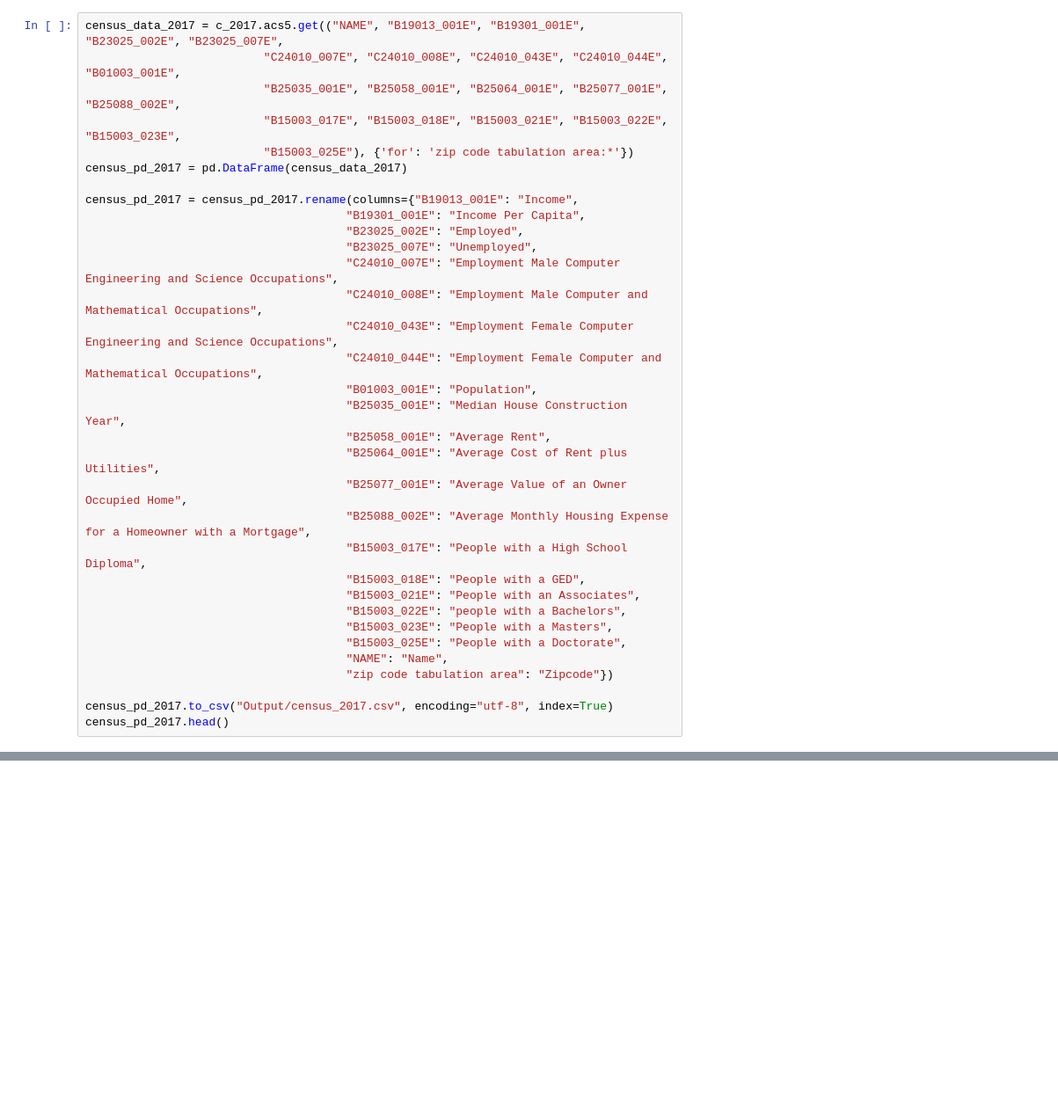
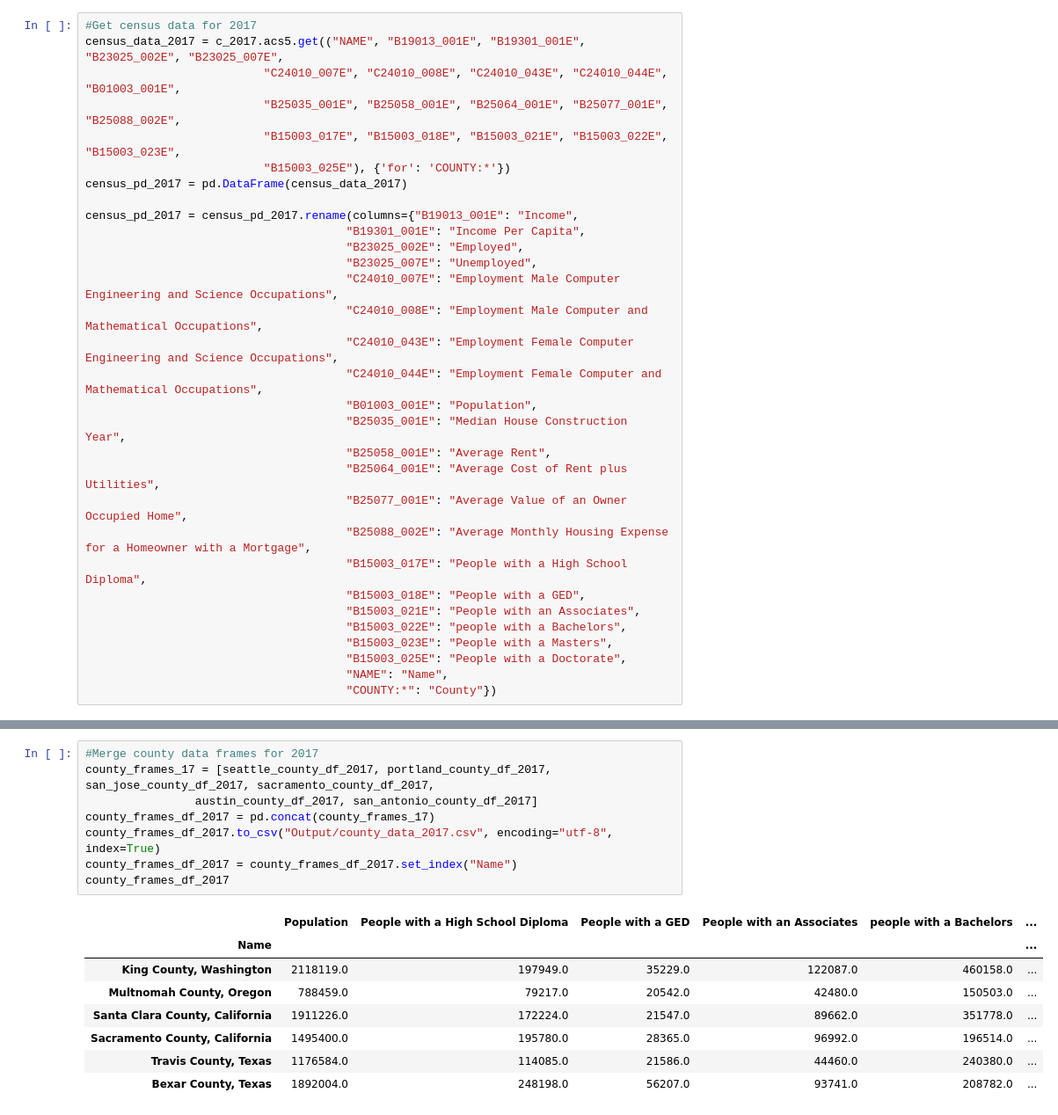
Before and after one commit to mrcjbf/project-one-repo, a Jupyter notebook: census_api.ipynb, the cells around one changed output, grey strips where cells are left out. Shown at 88% size. Saved outputs shown, nothing was run; the diff lists cells and outputs as text; blank space fills up the shorter version.

```diff
--- a/census_api.ipynb
+++ b/census_api.ipynb
@@ -54,9 +141,10 @@ census_pd_2013.head()
 # %%
+#Get census data for 2017
 census_data_2017 = c_2017.acs5.get(("NAME", "B19013_001E", "B19301_001E", "B23025_002E", "B23025_007E",
                           "C24010_007E", "C24010_008E", "C24010_043E", "C24010_044E", "B01003_001E",
                           "B25035_001E", "B25058_001E", "B25064_001E", "B25077_001E", "B25088_002E",
                           "B15003_017E", "B15003_018E", "B15003_021E", "B15003_022E", "B15003_023E",
-                          "B15003_025E"), {'for': 'zip code tabulation area:*'})
+                          "B15003_025E"), {'for': 'COUNTY:*'})
 census_pd_2017 = pd.DataFrame(census_data_2017)
 
 census_pd_2017 = census_pd_2017.rename(columns={"B19013_001E": "Income",
@@ -80,7 +168,4 @@ census_pd_2017 = census_pd_2017.rename(columns={"B19013_001E": "Income",
                                       "B15003_023E": "People with a Masters",
                                       "B15003_025E": "People with a Doctorate",
                                       "NAME": "Name",
-                                      "zip code tabulation area": "Zipcode"})
-
-census_pd_2017.to_csv("Output/census_2017.csv", encoding="utf-8", index=True)
-census_pd_2017.head()
+                                      "COUNTY:*": "County"})
@@ -158,0 +289,17 @@ KeyError: KeyError("None of [Index(['98101', '98102', '98103', '98104'], dtype='
+# %%
+#Merge county data frames for 2017
+county_frames_17 = [seattle_county_df_2017, portland_county_df_2017, san_jose_county_df_2017, sacramento_county_df_2017,
+                austin_county_df_2017, san_antonio_county_df_2017]
+county_frames_df_2017 = pd.concat(county_frames_17)
+county_frames_df_2017.to_csv("Output/county_data_2017.csv", encoding="utf-8", index=True)
+county_frames_df_2017 = county_frames_df_2017.set_index("Name")
+county_frames_df_2017
+# %% [output]
+|  | Population | People with a High School Diploma | People with a GED | People with an Associates | people with a Bachelors | ... |
+| Name |  |  |  |  |  | ... |
+| King County, Washington | 2118119.0 | 197949.0 | 35229.0 | 122087.0 | 460158.0 | ... |
+| Multnomah County, Oregon | 788459.0 | 79217.0 | 20542.0 | 42480.0 | 150503.0 | ... |
+| Santa Clara County, California | 1911226.0 | 172224.0 | 21547.0 | 89662.0 | 351778.0 | ... |
+| Sacramento County, California | 1495400.0 | 195780.0 | 28365.0 | 96992.0 | 196514.0 | ... |
+| Travis County, Texas | 1176584.0 | 114085.0 | 21586.0 | 44460.0 | 240380.0 | ... |
+| Bexar County, Texas | 1892004.0 | 248198.0 | 56207.0 | 93741.0 | 208782.0 | ... |
```
Also changed, not shown: parts of 16 cells of this notebook, 12 other files.
